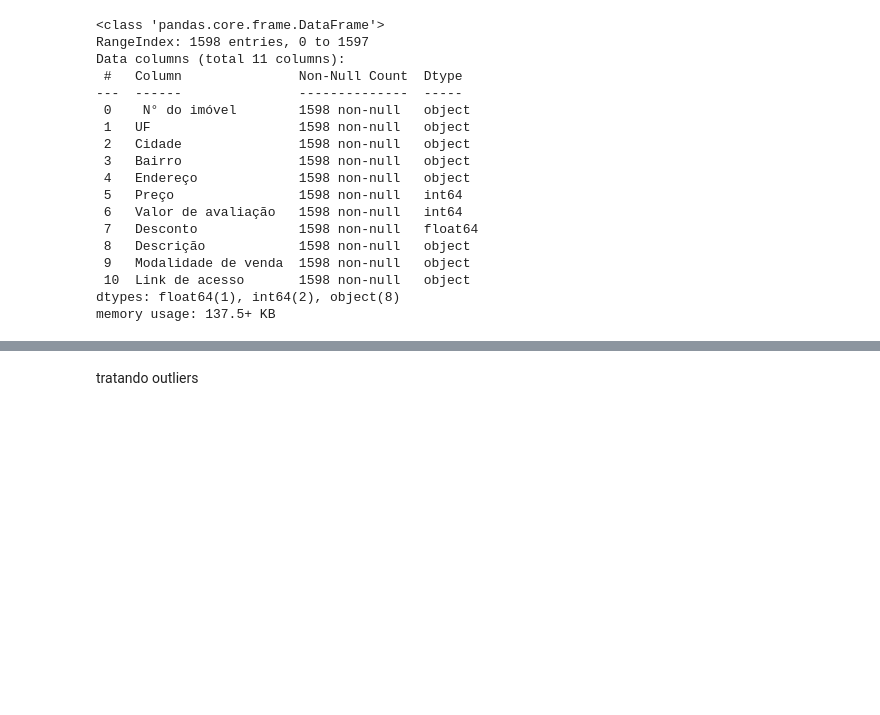
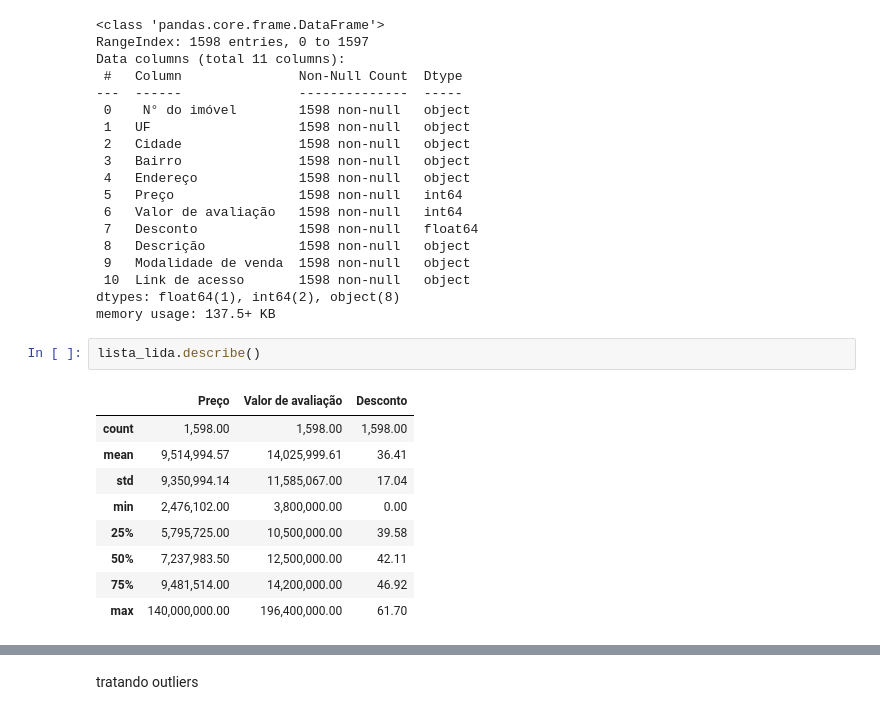
Before and after one commit to Cecimedeiros/analise_imoveis_pe, a Jupyter notebook: imoveis_pe.ipynb, the cells around one changed output, grey strips where cells are left out. Drawn from its saved outputs; the diff is of its cells as text; blank space fills up the shorter version.

```diff
--- a/imoveis_pe.ipynb
+++ b/imoveis_pe.ipynb
@@ -135,5 +135,17 @@ Data columns (total 11 columns):
  10  Link de acesso       1598 non-null   object
 dtypes: float64(1), int64(2), object(8)
 memory usage: 137.5+ KB
+# %%
+lista_lida.describe()
+# %% [output]
+|  | Preço | Valor de avaliação | Desconto |
+| count | 1,598.00 | 1,598.00 | 1,598.00 |
+| mean | 9,514,994.57 | 14,025,999.61 | 36.41 |
+| std | 9,350,994.14 | 11,585,067.00 | 17.04 |
+| min | 2,476,102.00 | 3,800,000.00 | 0.00 |
+| 25% | 5,795,725.00 | 10,500,000.00 | 39.58 |
+| 50% | 7,237,983.50 | 12,500,000.00 | 42.11 |
+| 75% | 9,481,514.00 | 14,200,000.00 | 46.92 |
+| max | 140,000,000.00 | 196,400,000.00 | 61.70 |
 # %%
 # Definindo o formato para exibição com 2 casas decimais
```
Also changed, not shown: parts of 7 cells of this notebook.
